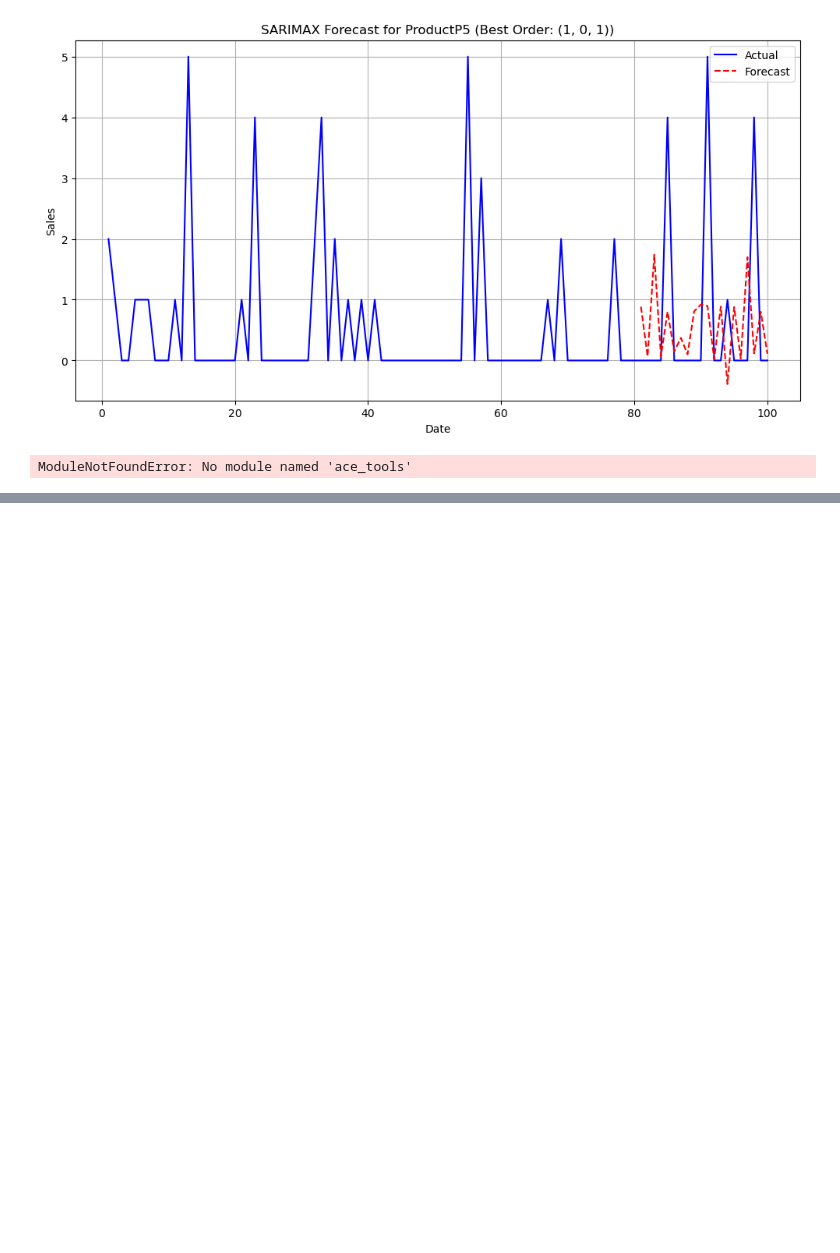
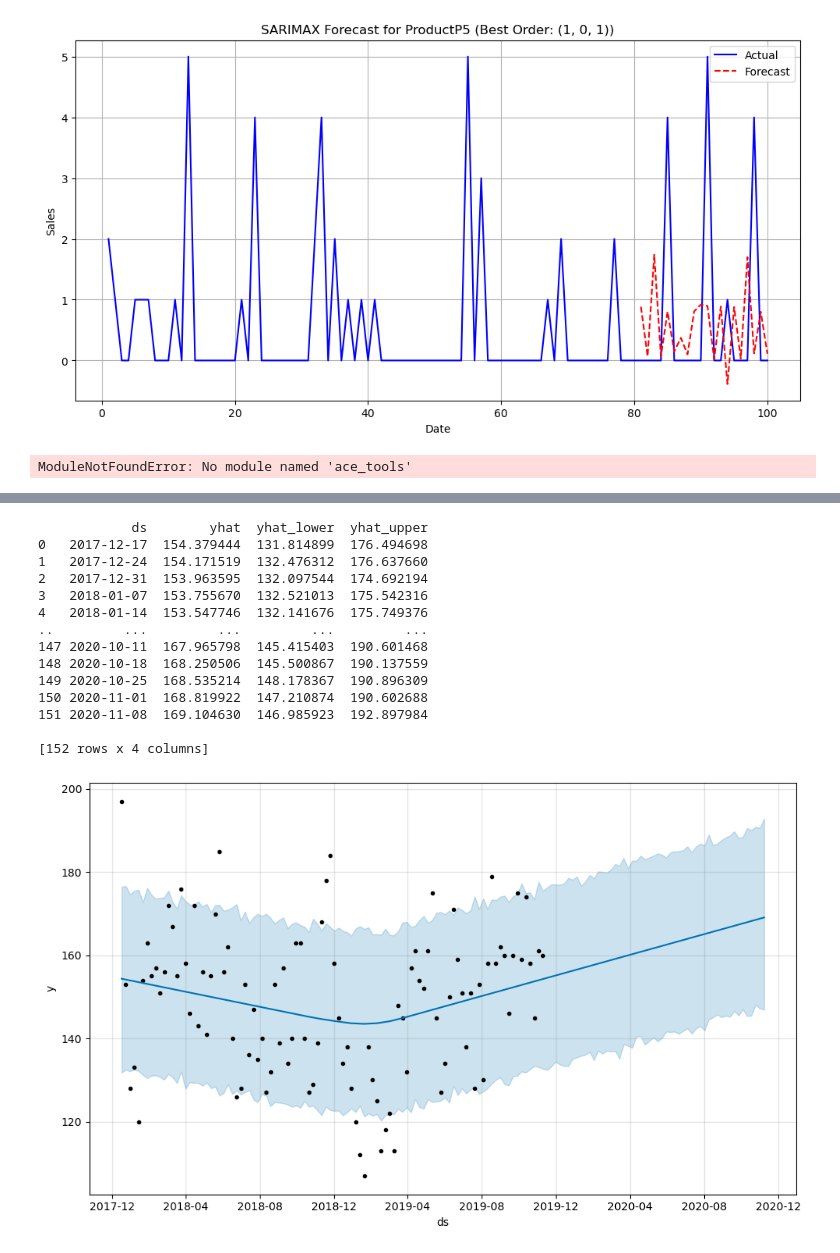
Before and after one commit to Suraj-st/PrinciplesOfDataScience_Group2, a Jupyter notebook: Suneth/Group.ipynb, the cells around one changed output, grey strips where cells are left out. Drawn from its saved outputs; the diff is of its cells as text; code cells hidden in the pictures; blank space fills up the shorter version.

Commit message:
Add File Via upload
- Forecast - Product 1/2/3/4/5
- Checking the accuracy of the forecast

```diff
--- a/Suneth/Group.ipynb
+++ b/Suneth/Group.ipynb
@@ -825,3 +825,36 @@ forecast_file_path, accuracy_file_path
 [figure]
 [figure]
 ModuleNotFoundError: No module named 'ace_tools'
+# %%
+# Forecast - Product 1
+import pandas as pd
+from prophet import Prophet
+import matplotlib.pyplot as plt
+
+# Load the dataset
+df_time_series = pd.read_csv("D:/Personal/MSc/MSc. Data Science/Lecture Notes/2. Principles of DS/Assignment and Passpapers/Assignments/Portfolio/Group Work/time series data.csv")  # Ensure correct file path
+
+# Convert 't' column to datetime assuming it's indexed numerically
+end_date = "2019-11-10"  # Last known data collection date
+df_time_series['ds'] = pd.date_range(end=end_date, periods=len(df_time_series), freq='W')
+
+# Selecting ProductP1 for forecasting
+df_forecast = df_time_series[['ds', 'ProductP1']].rename(columns={'ProductP1': 'y'})
+
+# Initialize and train the Prophet model
+model = Prophet()
+model.fit(df_forecast)
+
+# Create future dataframe for the next 12 months (52 weeks)
+future = model.make_future_dataframe(periods=52, freq='W')
+
+# Generate forecast
+forecast = model.predict(future)
+
+# Display forecasted data
+print(forecast[['ds', 'yhat', 'yhat_lower', 'yhat_upper']])
+
+# Plot forecast
+fig = model.plot(forecast)
+plt.show()
+# %% [output]
@@ -827,0 +863,15 @@ ModuleNotFoundError: No module named 'ace_tools'
+            ds        yhat  yhat_lower  yhat_upper
+0   2017-12-17  154.379444  131.814899  176.494698
+1   2017-12-24  154.171519  132.476312  176.637660
+2   2017-12-31  153.963595  132.097544  174.692194
+3   2018-01-07  153.755670  132.521013  175.542316
+4   2018-01-14  153.547746  132.141676  175.749376
+..         ...         ...         ...         ...
+147 2020-10-11  167.965798  145.415403  190.601468
+148 2020-10-18  168.250506  145.500867  190.137559
+149 2020-10-25  168.535214  148.178367  190.896309
+150 2020-11-01  168.819922  147.210874  190.602688
+151 2020-11-08  169.104630  146.985923  192.897984
+
+[152 rows x 4 columns]
+[figure, added]
```
Also changed, not shown: parts of 9 cells of this notebook.
